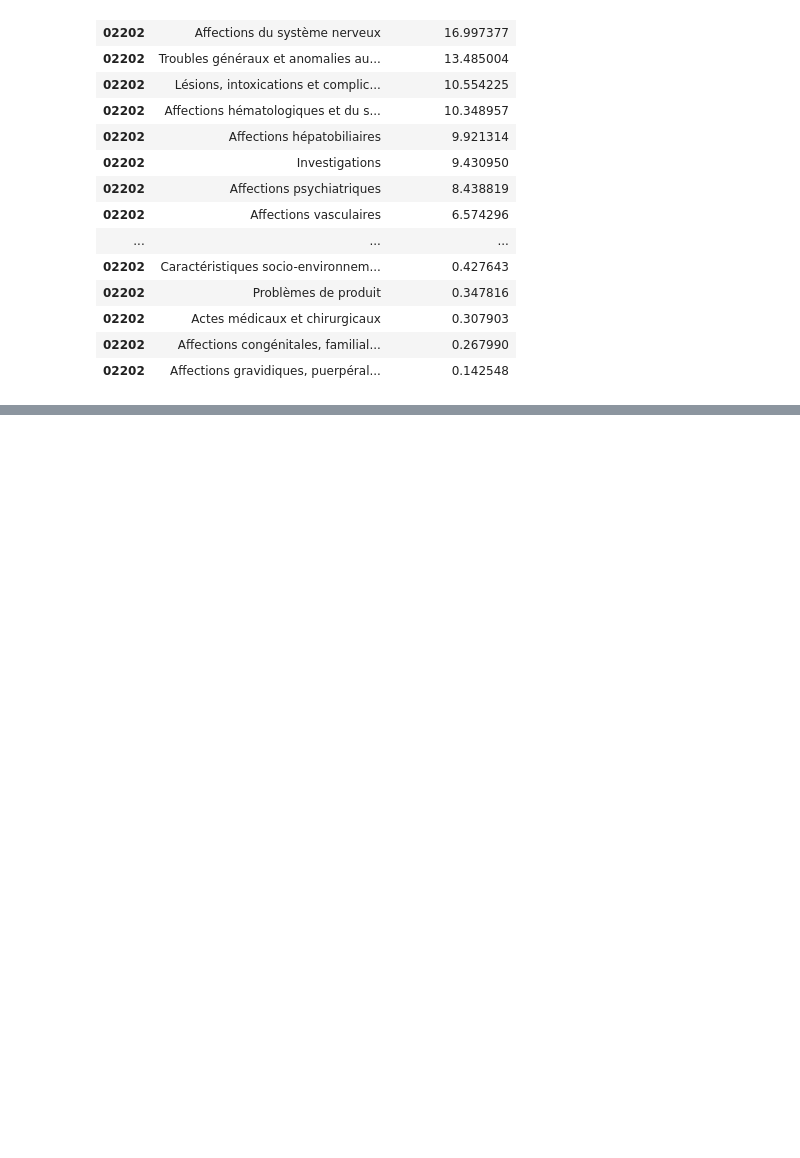
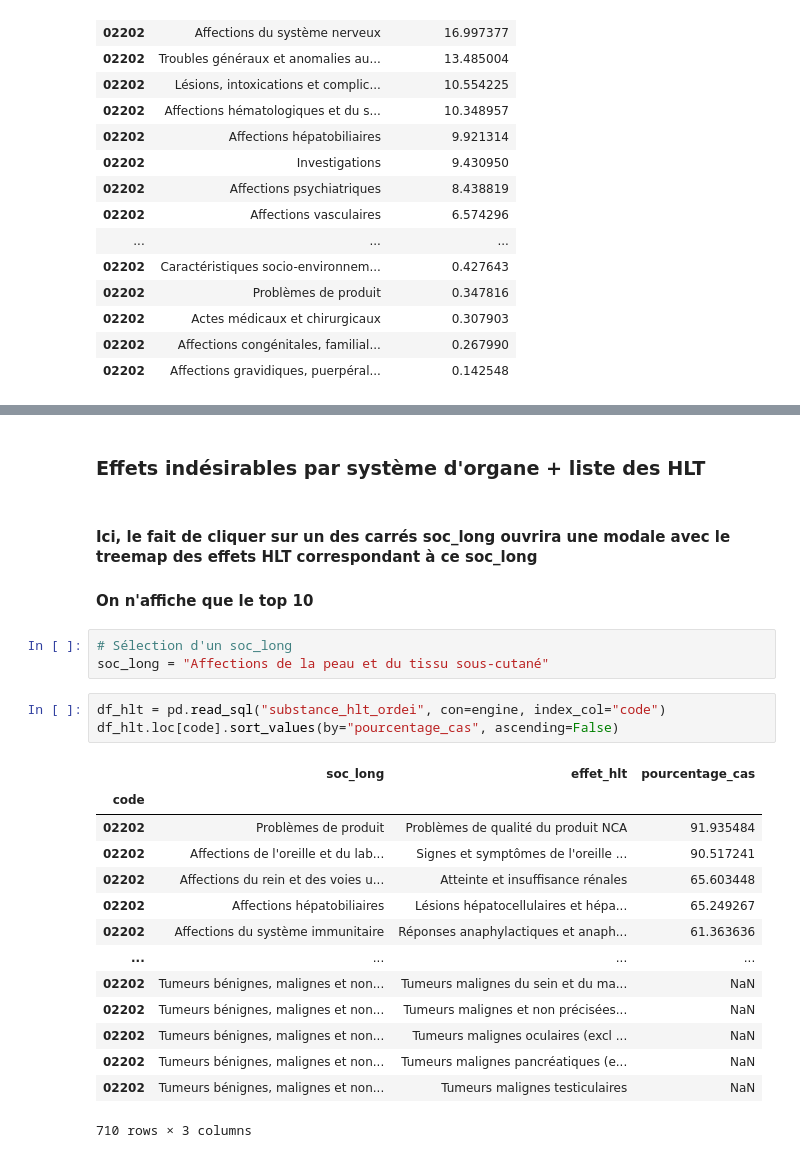
Before and after one commit to jmunozz/datamed, a Jupyter notebook: analysis/notebooks/graphiques_substance.ipynb, the cells around one changed output, grey strips where cells are left out. Saved outputs shown, nothing was run; the diff lists cells and outputs as text; blank space fills up the shorter version.

Commit message:
Add HLT treemap

```diff
--- a/analysis/notebooks/graphiques_substance.ipynb
+++ b/analysis/notebooks/graphiques_substance.ipynb
@@ -266,3 +267,29 @@ fig.data[0].textinfo = 'label+value'
 fig.show()
 # %% [output]
 [interactive output not drawn]
+# %% [markdown]
+### Effets indésirables par système d'organe + liste des HLT
+# %% [markdown]
+#### Ici, le fait de cliquer sur un des carrés soc_long ouvrira une modale avec le treemap des effets HLT correspondant à ce soc_long
+#### On n'affiche que le top 10
+# %%
+# Sélection d'un soc_long
+soc_long = "Affections de la peau et du tissu sous-cutané"
+# %%
+df_hlt = pd.read_sql("substance_hlt_ordei", con=engine, index_col="code")
+df_hlt.loc[code].sort_values(by="pourcentage_cas", ascending=False)
+# %% [output]
+|  | soc_long | effet_hlt | pourcentage_cas |
+| code |  |  |  |
+| 02202 | Problèmes de produit | Problèmes de qualité du produit NCA | 91.935484 |
+| 02202 | Affections de l'oreille et du lab... | Signes et symptômes de l'oreille ... | 90.517241 |
+| 02202 | Affections du rein et des voies u... | Atteinte et insuffisance rénales | 65.603448 |
+| 02202 | Affections hépatobiliaires | Lésions hépatocellulaires et hépa... | 65.249267 |
+| 02202 | Affections du système immunitaire | Réponses anaphylactiques et anaph... | 61.363636 |
+| ... | ... | ... | ... |
+| 02202 | Tumeurs bénignes, malignes et non... | Tumeurs malignes du sein et du ma... | NaN |
+| 02202 | Tumeurs bénignes, malignes et non... | Tumeurs malignes et non précisées... | NaN |
+| 02202 | Tumeurs bénignes, malignes et non... | Tumeurs malignes oculaires (excl ... | NaN |
+| 02202 | Tumeurs bénignes, malignes et non... | Tumeurs malignes pancréatiques (e... | NaN |
+| 02202 | Tumeurs bénignes, malignes et non... | Tumeurs malignes testiculaires | NaN |
+710 rows × 3 columns
```
Also changed, not shown: parts of 4 cells of this notebook.
